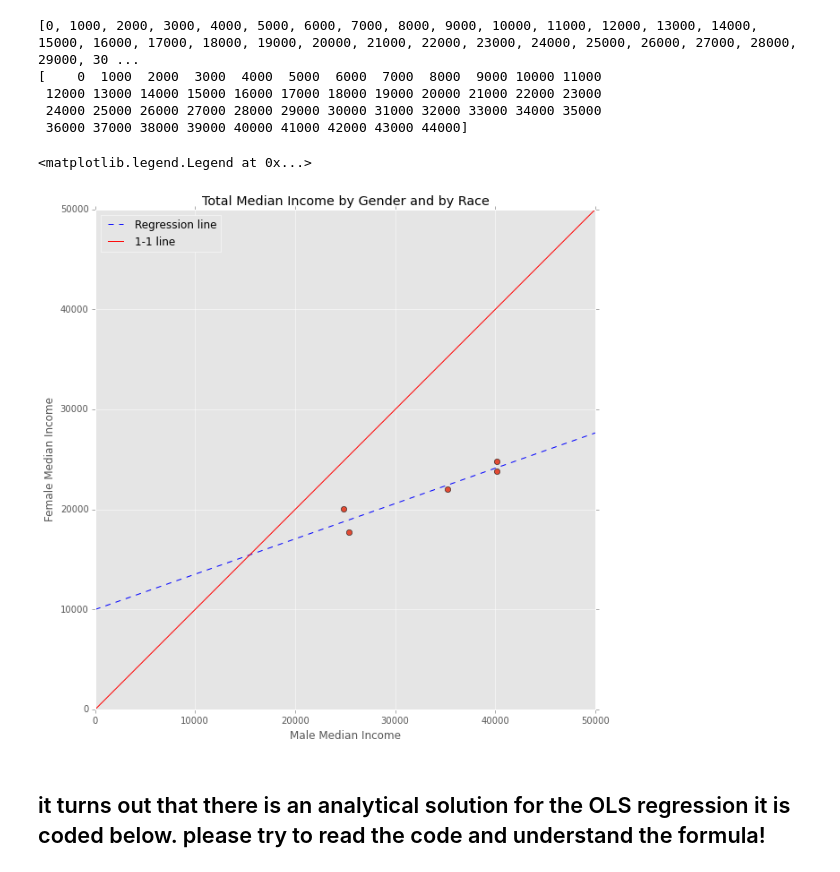
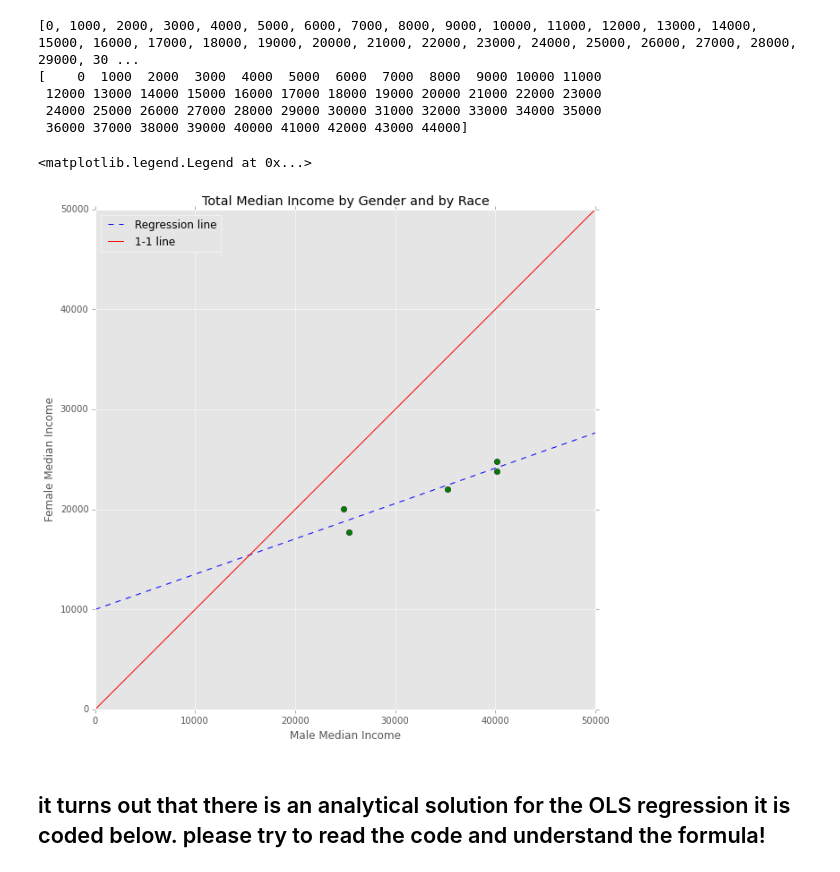
Before and after one commit to TianqiJiang/PUI2015_tjiang, a Jupyter notebook: HW5/Assignment2_income_by_gender-instructions.ipynb, the cells around one changed output. Cells and saved outputs as stored; diff of their text form; code cells hidden in the pictures.

```diff
--- a/HW5/Assignment2_income_by_gender-instructions.ipynb
+++ b/HW5/Assignment2_income_by_gender-instructions.ipynb
@@ -246,19 +246,19 @@ print np.arange(0,45000,1000)
  36000 37000 38000 39000 40000 41000 42000 43000 44000]
 # %%
 pl.figure(figsize=(10,10))
-pl.plot(x, y,'o')
+pl.plot(x, y,'o',c='g')
 
 plot(range(0,50000),lm.params[1]*np.arange(0,50000) + lm.params[0],'b--', label='Regression line')
 pl.plot([0,50000],[0,50000], c='r', label='1-1 line')
 pl.xlim(0, 50000)
 pl.ylim(0, 50000)
 pl.xlabel('Male Median Income')
 pl.ylabel('Female Median Income')
 pl.title('Total Median Income by Gender and by Race')
 pl.legend(loc=2)
 # %% [output]
 <matplotlib.legend.Legend at 0x...>
-[figure, old version]
+[figure, new version]
 # %% [markdown]
 ## it turns out that there is an analytical solution for the OLS regression it is coded below. please try to read the code and understand the formula!
 # %%
```
Also changed, not shown: parts of 9 cells of this notebook.
